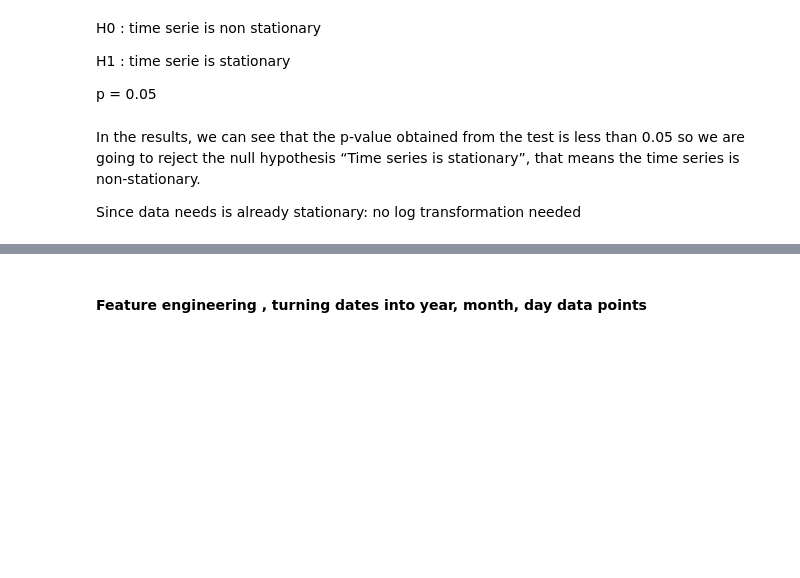
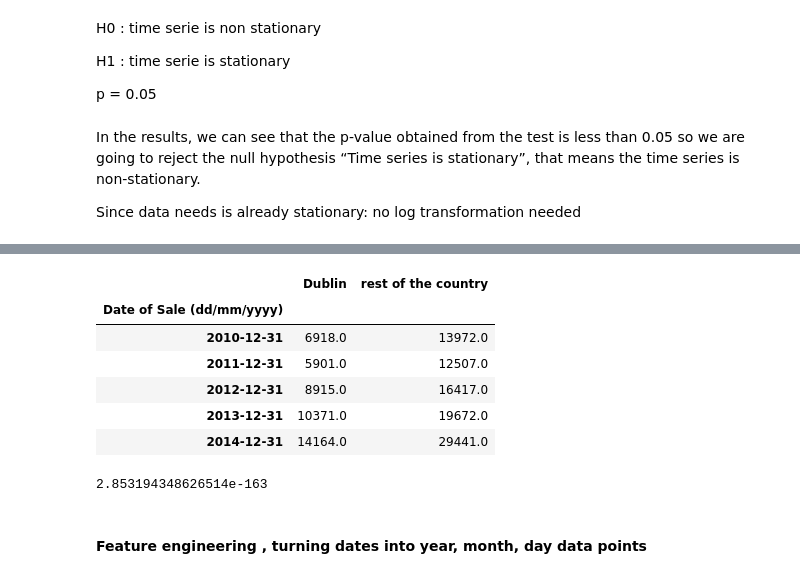
Before and after one commit to alexCCTcollege/CA-2, a Jupyter notebook: Time seiries.ipynb, the cells around one changed output, grey strips where cells are left out. Drawn from its saved outputs; the diff is of its cells as text; code cells hidden in the pictures; blank space fills up the shorter version.

```diff
--- a/Time seiries.ipynb
+++ b/Time seiries.ipynb
@@ -446,3 +469,38 @@ Since data needs is already stationary: no log transformation needed
+# %%
+#creatig the dataset
+
+Dub = Data_vertical[Data_vertical['county']=='Dublin']
+N_Dub = Data_vertical[Data_vertical['county']!='Dublin']
+N_Dub = N_Dub[N_Dub['county']!='total']
+
+N_Dub = N_Dub['# property']
+Dub = Dub['# property']
+
+Dub = Dub.groupby(pd.Grouper(freq='Y')).sum()
+N_Dub = N_Dub.groupby(pd.Grouper(freq='Y')).sum()
+
+Dub = Dub.rename("Dublin")
+N_Dub = N_Dub.rename("rest of the country")
+# %%
+chi = pd.concat([Dub,N_Dub],axis=1)
+chi.head()
+# %% [output]
+|  | Dublin | rest of the country |
+| Date of Sale (dd/mm/yyyy) |  |  |
+| 2010-12-31 | 6918.0 | 13972.0 |
+| 2011-12-31 | 5901.0 | 12507.0 |
+| 2012-12-31 | 8915.0 | 16417.0 |
+| 2013-12-31 | 10371.0 | 19672.0 |
+| 2014-12-31 | 14164.0 | 29441.0 |
+# %%
+#apply chi square of independence
+
+from scipy.stats import chi2_contingency
+chi2, p_value, dof, expected = chi2_contingency(chi)
+
+print(p_value)
+# %% [output]
+2.853194348626514e-163
 # %% [markdown]
 #### Feature engineering , turning dates into year, month, day data points
 # %%
```
Also changed, not shown: parts of 4 cells of this notebook.
